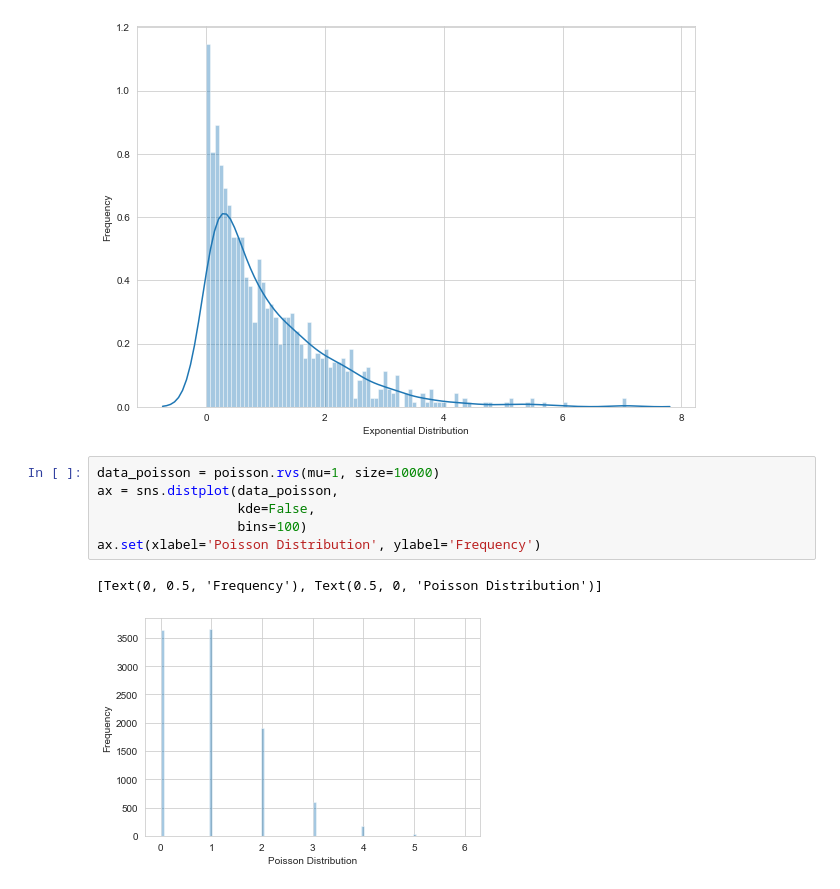
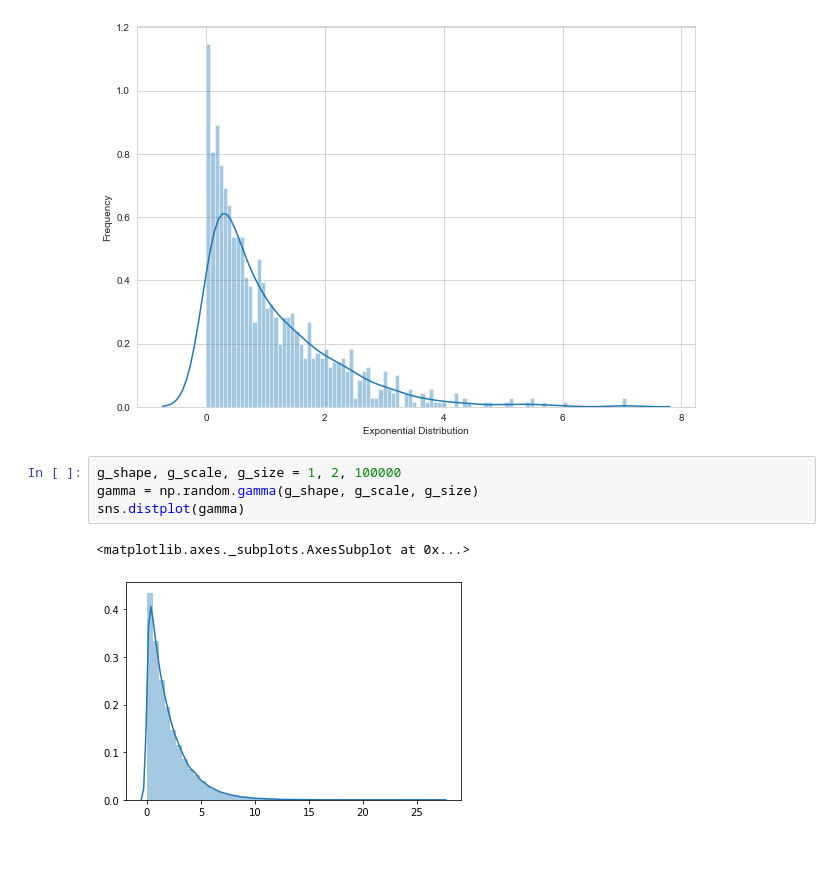
Before and after one commit to JuliaMal/ProgDA_Project2, a Jupyter notebook: Project2.ipynb, the cells around one changed output. Cells and saved outputs as stored; diff of their text form; blank space fills up the shorter version.

```diff
--- a/Project2.ipynb
+++ b/Project2.ipynb
@@ -278,12 +278,10 @@ ax.set(xlabel='Exponential Distribution', ylabel='Frequency')
 # %% [output]
 [Text(0, 0.5, 'Frequency'), Text(0.5, 0, 'Exponential Distribution')]
 [figure]
-# %%
-data_poisson = poisson.rvs(mu=1, size=10000)
-ax = sns.distplot(data_poisson,
-                  kde=False,
-                  bins=100)
-ax.set(xlabel='Poisson Distribution', ylabel='Frequency')
-# %% [output]
-[Text(0, 0.5, 'Frequency'), Text(0.5, 0, 'Poisson Distribution')]
-[figure, removed]
+# %%
+g_shape, g_scale, g_size = 1, 2, 100000
+gamma = np.random.gamma(g_shape, g_scale, g_size)
+sns.distplot(gamma)
+# %% [output]
+<matplotlib.axes._subplots.AxesSubplot at 0x...>
+[figure, added]
```
Also changed, not shown: 1 other file.
